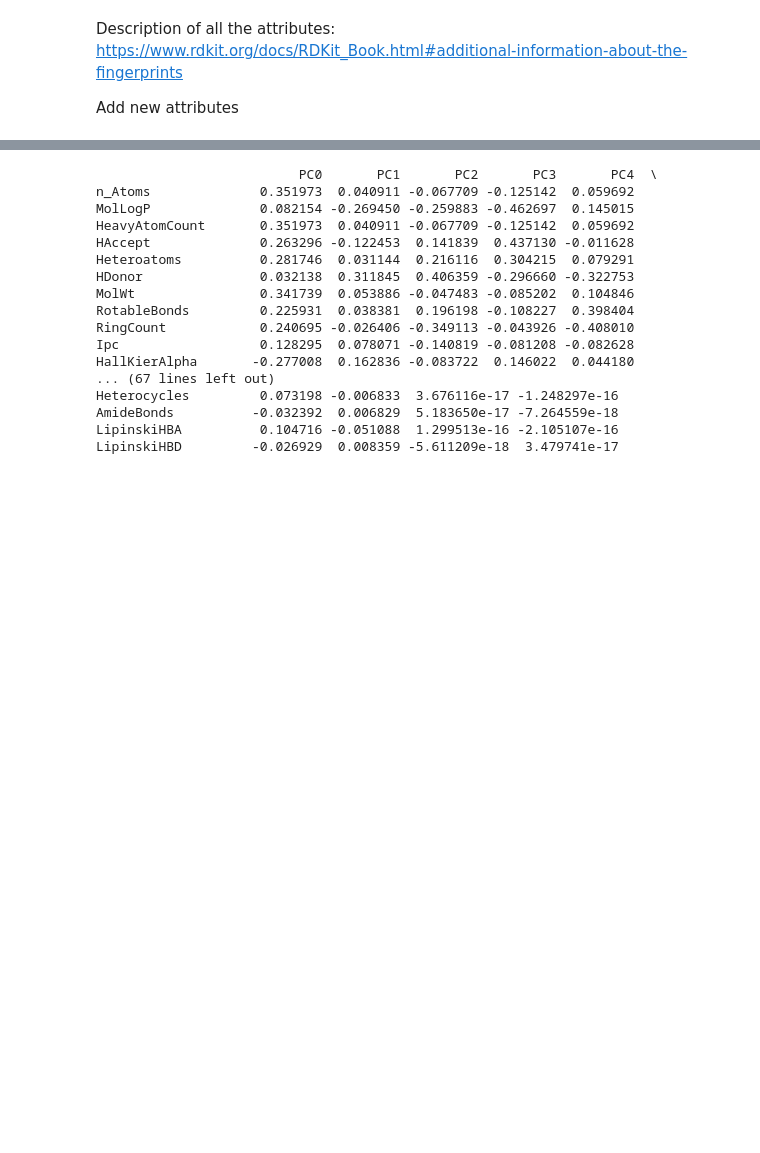
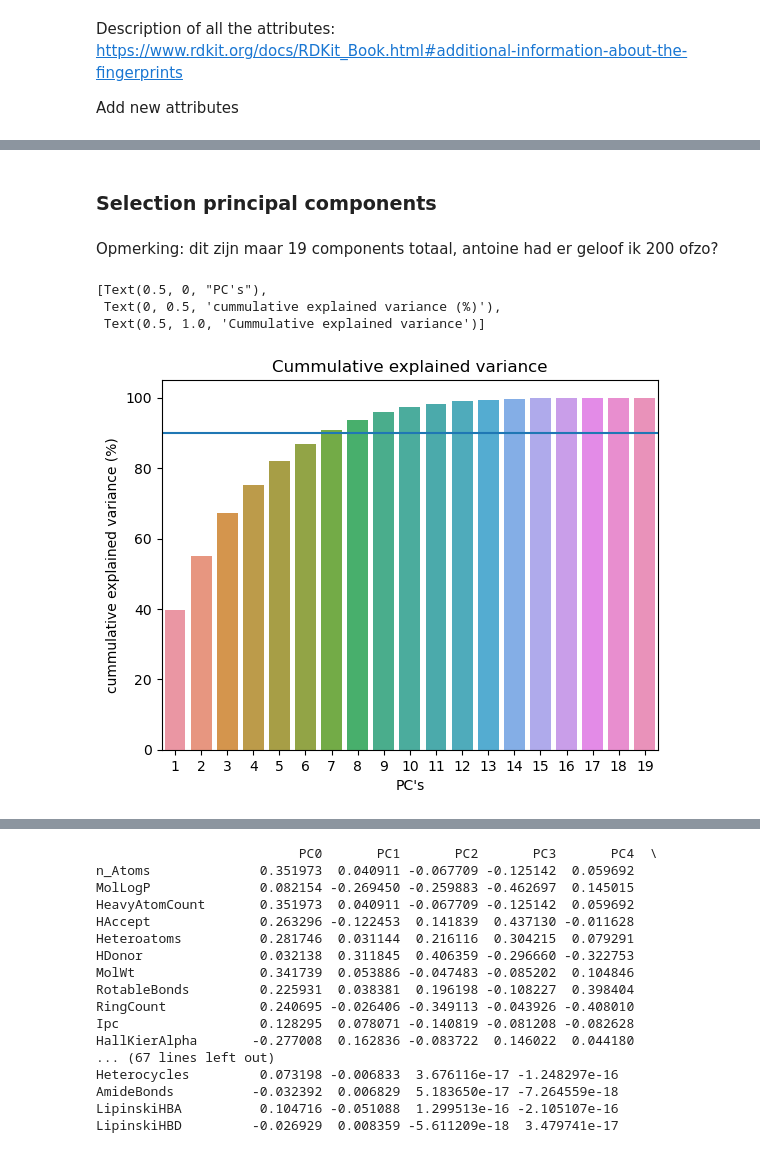
Before and after one commit to Jobs27/AP_groupassignment-, a Jupyter notebook: notebook.ipynb, the cells around one changed output, grey strips where cells are left out. Saved outputs shown, nothing was run; the diff lists cells and outputs as text; code cells hidden in the pictures; blank space fills up the shorter version.

```diff
--- a/notebook.ipynb
+++ b/notebook.ipynb
@@ -76,9 +83,10 @@ normalize data
 # %%
 scaler = StandardScaler()
 
-st_data = esol_data.copy().drop(['ROMol','smiles','ALDH1_inhibition'], axis=1)
+st_data = esol_data.copy()
+st_data = st_data.drop(['ROMol','SMILES','ALDH1_inhibition'], axis=1)
 
 #st_data = (st_data - st_data.mean()) / st_data.std()
-
-#st_data.head()
+st_colnames = st_data.columns
+st_data.head()
 # %% [output]
@@ -89,0 +99,5 @@ Make decomposition
+# %%
+st_data = scaler.fit_transform(st_data)
+standard_scaling=pd.DataFrame(data=st_data, columns = st_colnames)
+
+standard_scaling.head()
@@ -89,0 +111,24 @@ Make decomposition
+# %% [markdown]
+### Selection principal components
+# %% [markdown]
+Opmerking: dit zijn maar 19 components totaal, antoine had er geloof ik 200 ofzo?
+# %%
+X = standard_scaling
+Y = esol_data.loc[:,"ALDH1_inhibition"]
+
+# Calculate eigenvalues and the cummulative explained variance
+cov_matrix = np.cov(X, rowvar = False)
+eigenval, eigenvex = eigh(cov_matrix)
+total_eigenval = sum(eigenval)
+var_exp = [(i/total_eigenval*100) for i in sorted(eigenval, reverse = True)]
+cum_sum_exp = np.cumsum(var_exp)
+# %%
+fig4 = sn.barplot(x = np.arange(1, len(cum_sum_exp)+1), y = cum_sum_exp)
+fig4.axhline(90)
+fig4.set(xlabel = "PC's", ylabel = "cummulative explained variance (%)", title = "Cummulative explained variance")
+# Barplot shows out of these 19 PC's, 6 PC's lead to 90%
+# %% [output]
+[Text(0.5, 0, "PC's"),
+ Text(0, 0.5, 'cummulative explained variance (%)'),
+ Text(0.5, 1.0, 'Cummulative explained variance')]
+[figure, added]
```
Also changed, not shown: parts of 13 cells of this notebook.
